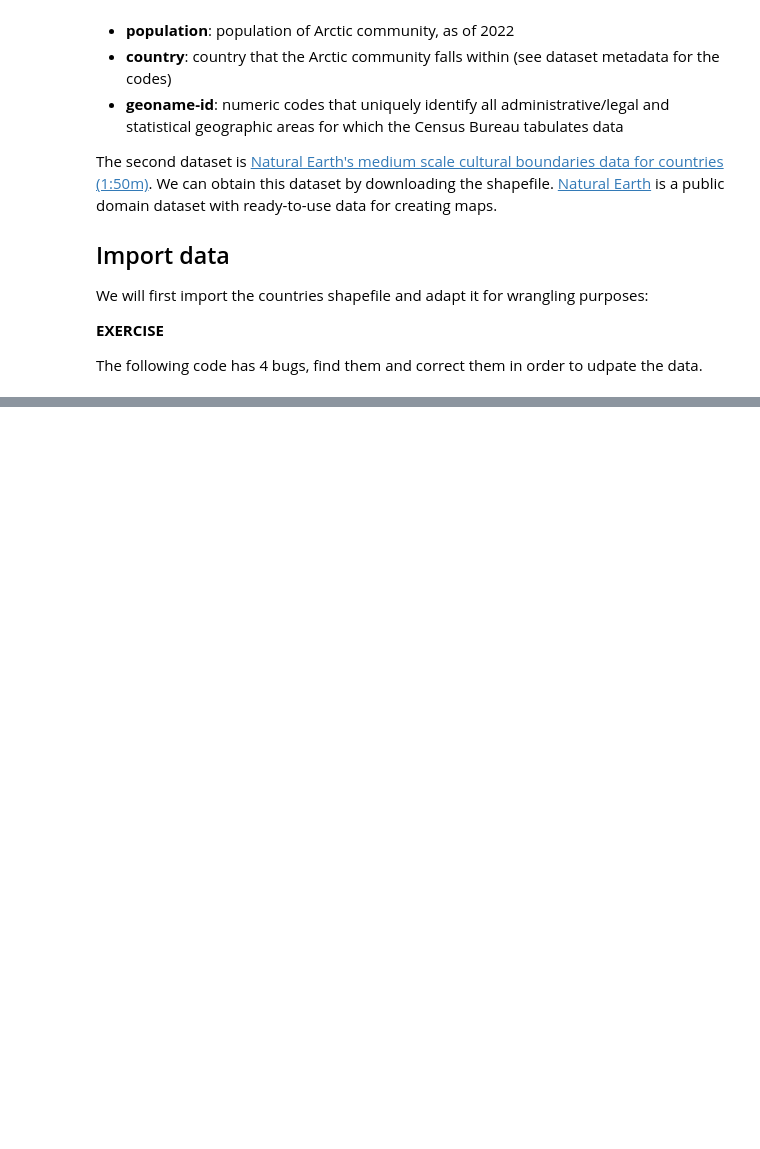
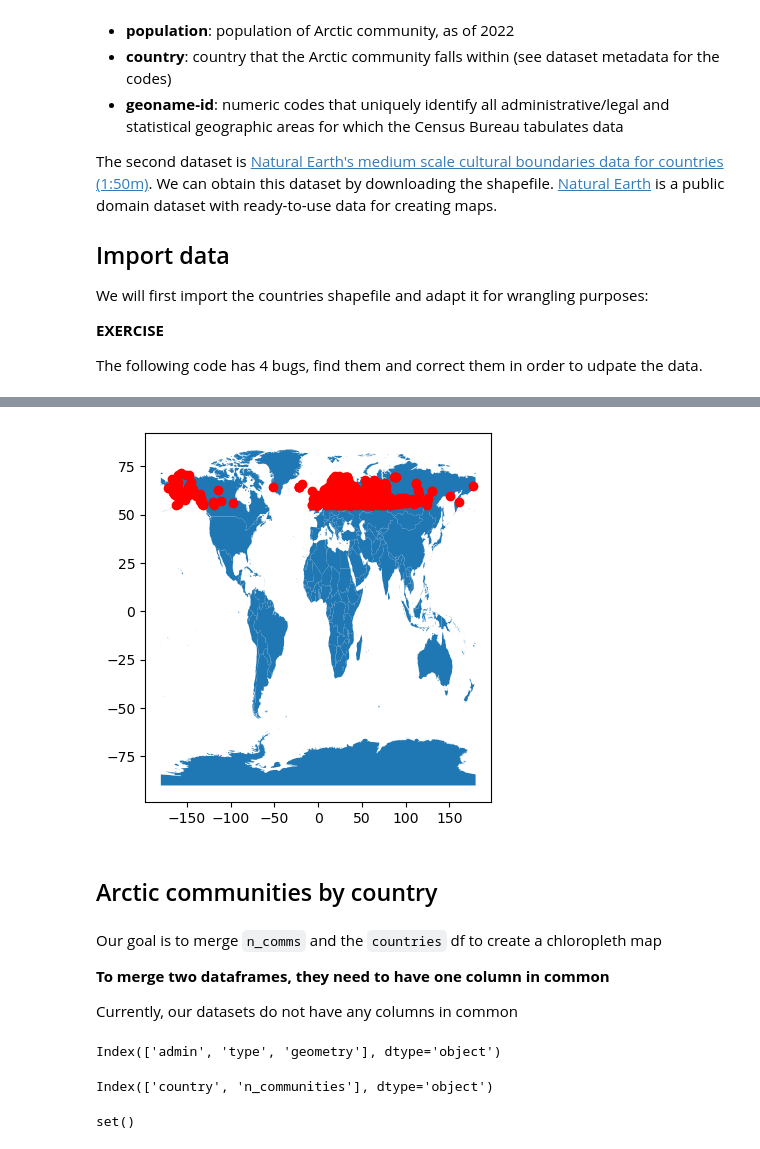
Before and after one commit to haylee360/eds220-2024-in-class, a Jupyter notebook: week-6-reprojecting-STUDENTS.ipynb, the cells around one changed output, grey strips where cells are left out. Drawn from its saved outputs; the diff is of its cells as text; code cells hidden in the pictures; blank space fills up the shorter version.

```diff
--- a/week-6-reprojecting-STUDENTS.ipynb
+++ b/week-6-reprojecting-STUDENTS.ipynb
@@ -44,26 +44,26 @@ os.environ['PROJ_LIB'] = '/opt/anaconda3/share/proj'
 
 # Path to course data folder
 data_folder_fp = os.path.join('/',
-                              'courses'
+                              'courses',
                               'EDS220',
                               'data')
 
 # Import countries shapefile
 fp = os.path.join(data_folder_fp,
                   'ne_50m_admin_0_countries',
-                  'ne_50m_admin_0_countries')
+                  'ne_50m_admin_0_countries.shp')
 countries = gpd.read_file(fp)
 countries.columns = countries.columns.str.lower()  # Simplify column names
 
 # Import Arctic communities GeoJSON directly from URL
 URL = 'https://cn.dataone.org/cn/v2/resolve/urn%3Auuid%3Aed7718ae-fb0d-43dd-9270-fbfe80bfc7a4'
-communities = pd.read_csv(URL)
+communities = gpd.read_file(URL)
 
 # Import country names CSV
 fp = os.path.join(data_folder_fp,
                   'country_names',
                   'country_names.csv')
-country_names = gpd.read_csv(fp)
+country_names = pd.read_csv(fp)
 # %%
 countries = countries[['admin', 'type', 'geometry']]
 countries.head(3)
@@ -73,0 +149,17 @@ country_names
+# %%
+# Reprojecting countries to ensure CRS consistency
+countries = countries.to_crs(communities.crs)
+# %%
+# Plot geospatial data
+
+assert countries.crs == communities.crs
+
+fig, ax = plt.subplots()
+countries.plot(ax=ax)
+communities.plot(ax=ax, color = 'red')
+
+plt.show()
+# %% [output]
+[figure, added]
+# %% [markdown]
+## Arctic communities by country
@@ -73,0 +172,19 @@ country_names
+# %% [markdown]
+Our goal is to merge `n_comms` and the `countries` df to create a chloropleth map
+
+**To merge two dataframes, they need to have one column in common**
+
+Currently, our datasets do not have any columns in common
+# %%
+countries.columns
+# %% [output]
+Index(['admin', 'type', 'geometry'], dtype='object')
+# %%
+n_comms.columns
+# %% [output]
+Index(['country', 'n_communities'], dtype='object')
+# %%
+# What is intersection of countries columns w n_comms columns?
+set(countries.columns).intersection(n_comms.columns)
+# %% [output]
+set()
```
Also changed, not shown: parts of 24 cells of this notebook.
